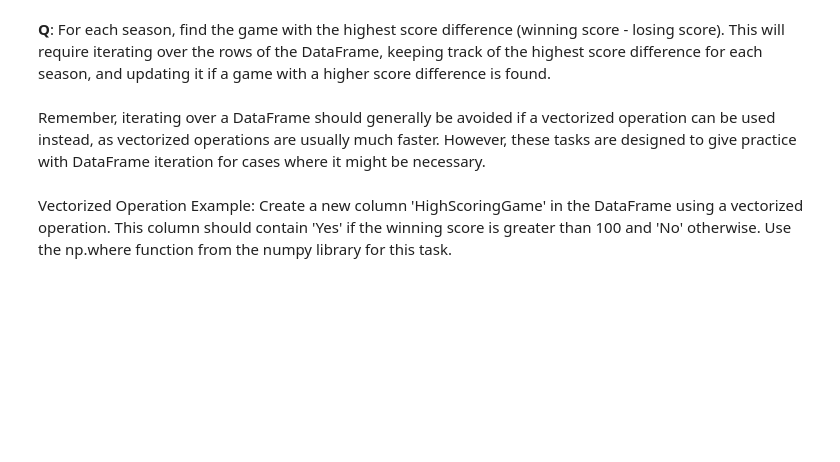
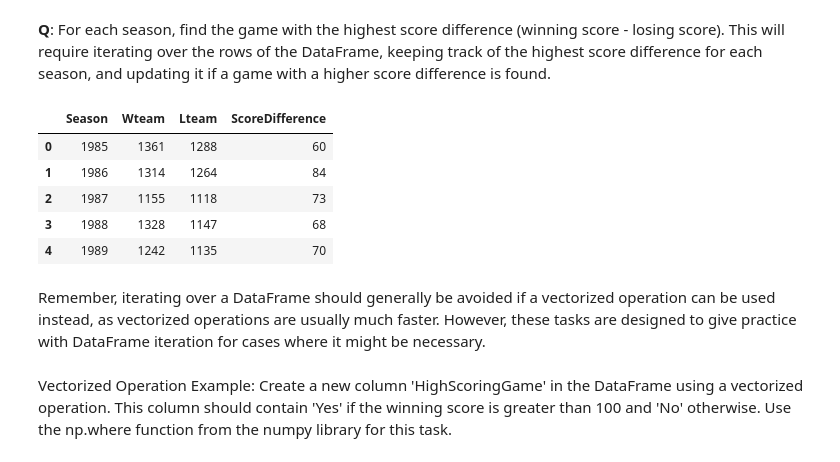
Before and after one commit to NumanBashir/DataVisualizationGroup13, a Jupyter notebook: individual_works/pd_204465.ipynb, the cells around one changed output. Cells and saved outputs as stored; diff of their text form; code cells hidden in the pictures; blank space fills up the shorter version.

```diff
--- a/individual_works/pd_204465.ipynb
+++ b/individual_works/pd_204465.ipynb
@@ -382,2 +542,6 @@ Name: 1, dtype: object
+# %%
+# Write your code here
+for index, row in df.iterrows():
+    df.loc[index, 'HighScoringGame'] = 'Yes' if row['Wscore'] > 100 else 'No'
 # %% [markdown]
 **Q**: Calculate the total number of games played by each team, whether they won or lost. This will require iterating over the rows of the DataFrame and updating a dictionary that keeps track of the number of games for each team.
@@ -385,0 +548,17 @@ Name: 1, dtype: object
+# %%
+# Write your code here
+team_games_count = {}
+
+for index, row in df.iterrows():
+    if row['Wteam'] in team_games_count:
+        team_games_count[row['Wteam']] += 1
+    else:
+        team_games_count[row['Wteam']] = 1
+
+    if row['Lteam'] in team_games_count:
+        team_games_count[row['Lteam']] += 1
+    else:
+        team_games_count[row['Lteam']] = 1
+
+team_games_count_df = pd.DataFrame(list(team_games_count.items()), columns=['Team', 'TotalGamesPlayed'])
+team_games_count_df.head()
@@ -390,3 +574,31 @@ Name: 1, dtype: object
+# %%
+# Write your code here
+highest_score_diff_per_season = {}
+
+for index, row in df.iterrows():
+    score_diff = row['Wscore'] - row['Lscore']
+    if row['Season'] not in highest_score_diff_per_season or score_diff > highest_score_diff_per_season[row['Season']]['ScoreDifference']:
+        highest_score_diff_per_season[row['Season']] = {
+            'GameID': index,
+            'Wteam': row['Wteam'],
+            'Lteam': row['Lteam'],
+            'ScoreDifference': score_diff
+        }
+
+# Converting the dictionary to a DataFrame for easier viewing
+highest_score_diff_df = pd.DataFrame(list(highest_score_diff_per_season.items()), columns=['Season', 'Details'])
+highest_score_diff_df['Wteam'] = highest_score_diff_df['Details'].apply(lambda x: x['Wteam'])
+highest_score_diff_df['Lteam'] = highest_score_diff_df['Details'].apply(lambda x: x['Lteam'])
+highest_score_diff_df['ScoreDifference'] = highest_score_diff_df['Details'].apply(lambda x: x['ScoreDifference'])
+highest_score_diff_df.drop('Details', axis=1, inplace=True)
+highest_score_diff_df.head()
+# %% [output]
+|  | Season | Wteam | Lteam | ScoreDifference |
+| 0 | 1985 | 1361 | 1288 | 60 |
+| 1 | 1986 | 1314 | 1264 | 84 |
+| 2 | 1987 | 1155 | 1118 | 73 |
+| 3 | 1988 | 1328 | 1147 | 68 |
+| 4 | 1989 | 1242 | 1135 | 70 |
 # %% [markdown]
 Remember, iterating over a DataFrame should generally be avoided if a vectorized operation can be used instead, as vectorized operations are usually much faster. However, these tasks are designed to give practice with DataFrame iteration for cases where it might be necessary.
 # %% [markdown]
```
Also changed, not shown: parts of 30 cells of this notebook, 2 other files.
